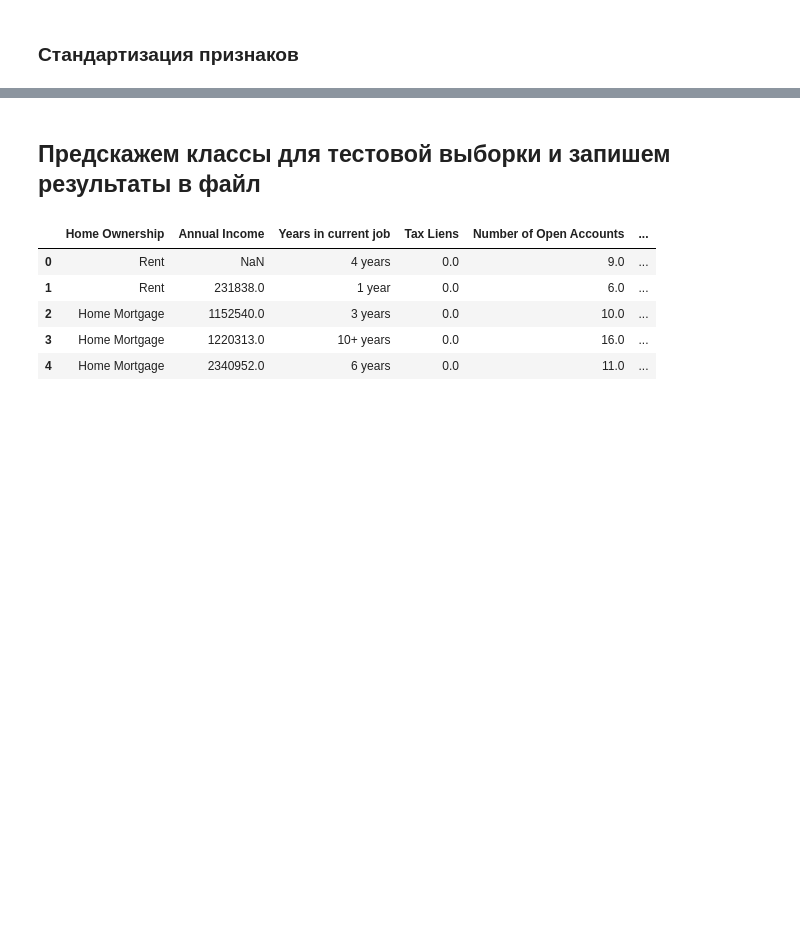
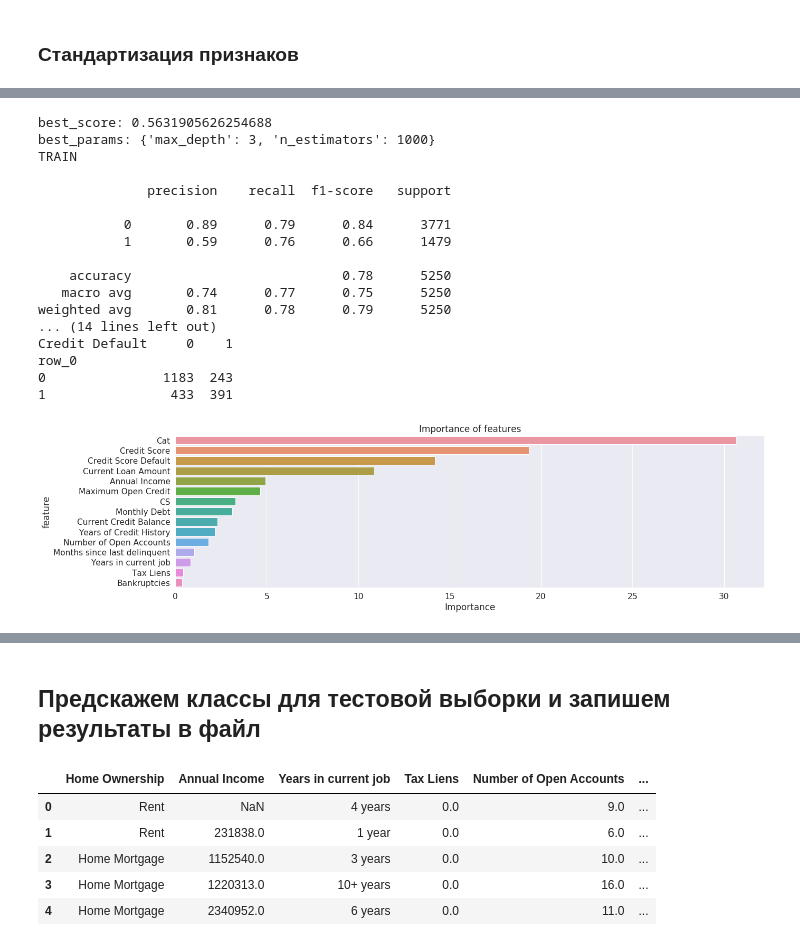
Before and after one commit to SemenovR/GB_PythonClassification, a Jupyter notebook: course_project/course_project.ipynb, the cells around one changed output, grey strips where cells are left out. Saved outputs shown, nothing was run; the diff lists cells and outputs as text; code cells hidden in the pictures; blank space fills up the shorter version.

```diff
--- a/course_project/course_project.ipynb
+++ b/course_project/course_project.ipynb
@@ -467,4 +370,0 @@ plt.show()
-# %%
-# Обработка датасетов
-df = processing(df)
-df_copy = processing(df_copy)
@@ -603,0 +639,24 @@ Wall time: 2.14 s
+# %%
+%%time
+# Обучаем вторую модель на самых важных признаках
+#best_model, _ = call_CBC(X_train_bal, y_train_bal, X_test, y_test)
+best_model, _ = call_CBC(X_train, y_train, X_test, y_test)
+# %% [output]
+best_score: 0.5631905626254688
+best_params: {'max_depth': 3, 'n_estimators': 1000}
+TRAIN
+
+              precision    recall  f1-score   support
+
+           0       0.89      0.79      0.84      3771
+           1       0.59      0.76      0.66      1479
+
+    accuracy                           0.78      5250
+   macro avg       0.74      0.77      0.75      5250
+weighted avg       0.81      0.78      0.79      5250
+... (14 lines left out)
+Credit Default     0    1
+row_0
+0               1183  243
+1                433  391
+[figure, added]
```
Also changed, not shown: parts of 50 cells of this notebook, 1 other file.
